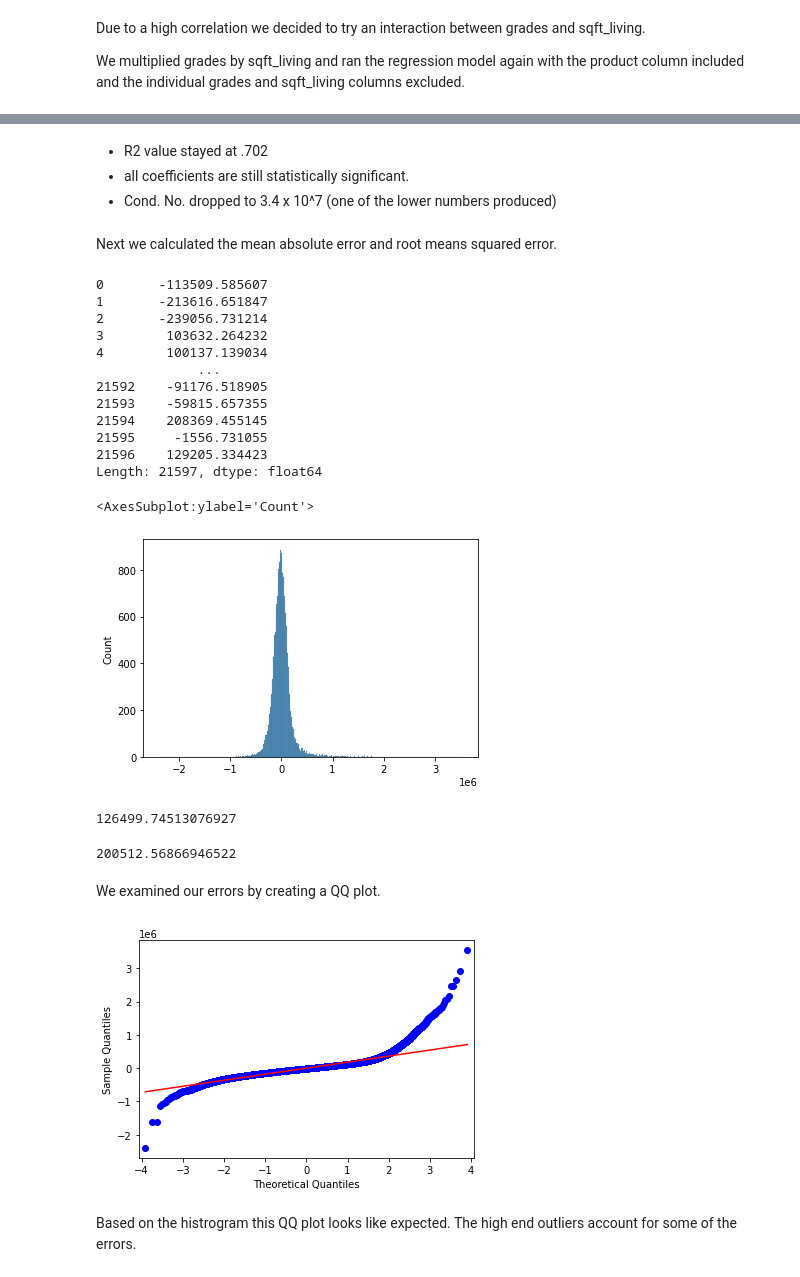
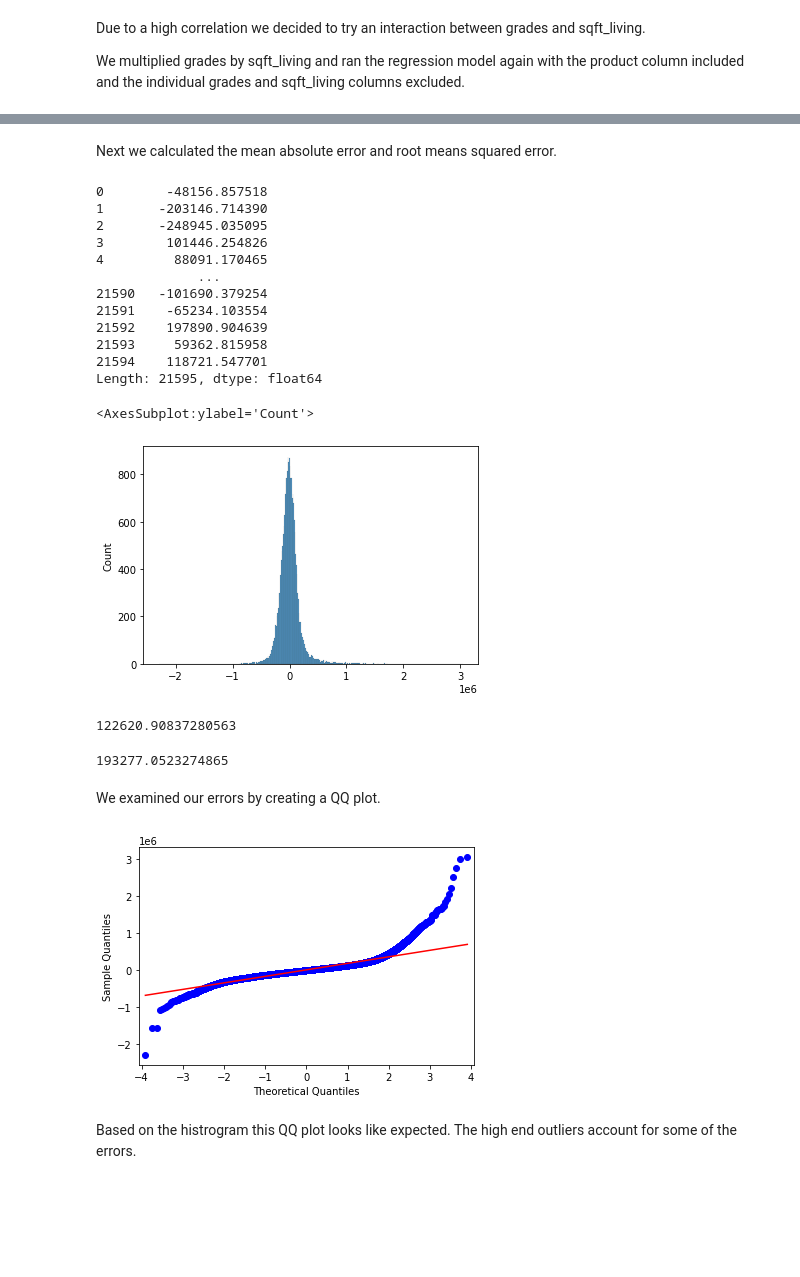
Before and after one commit to mattrubic/dsc-phase-2-project-v2-3, a Jupyter notebook: multi_lr_models.ipynb, the cells around one changed output, grey strips where cells are left out. Cells and saved outputs as stored; diff of their text form; code cells hidden in the pictures; blank space fills up the shorter version.

```diff
--- a/multi_lr_models.ipynb
+++ b/multi_lr_models.ipynb
@@ -457,3 +450,0 @@ X_drop_lot = df.drop(columns=['price', 'sqft_above', 'zipcode',
-# %%
-drop_lot_results = sm.OLS(y, sm.add_constant(X_drop_lot)).fit()
-drop_lot_results.summary()
@@ -493,45 +451,41 @@ strong multicollinearity or other numerical problems.
-# %% [markdown]
-- R2 value stayed at .702
-- all coefficients are still statistically significant.
-- Cond. No. dropped to 3.4 x 10^7 (one of the lower numbers produced)
 # %% [markdown]
 Next we calculated the mean absolute error and root means squared error.
 # %%
-drop_lot_results.resid
+interactions_results.resid
 # %% [output]
-0       -113509.585607
-1       -213616.651847
-2       -239056.731214
-3        103632.264232
-4        100137.139034
+0        -48156.857518
+1       -203146.714390
+2       -248945.035095
+3        101446.254826
+4         88091.170465
              ...
-21592    -91176.518905
-21593    -59815.657355
-21594    208369.455145
-21595     -1556.731055
-21596    129205.334423
-Length: 21597, dtype: float64
+21590   -101690.379254
+21591    -65234.103554
+21592    197890.904639
+21593     59362.815958
+21594    118721.547701
+Length: 21595, dtype: float64
 # %%
-sns.histplot(drop_lot_results.resid)
+sns.histplot(interactions_results.resid)
 # %% [output]
 <AxesSubplot:ylabel='Count'>
-[figure, old version]
+[figure, new version]
 # %%
-mae = drop_lot_results.resid.abs().sum() / len(y)
+mae = interactions_results.resid.abs().sum() / len(y)
 mae
 # %% [output]
-126499.74513076927
+122620.90837280563
 # %%
-rmse = ((drop_lot_results.resid ** 2).sum() / len(y)) ** 0.5
+rmse = ((interactions_results.resid ** 2).sum() / len(y)) ** 0.5
 rmse
 # %% [output]
-200512.56866946522
+193277.0523274865
 # %% [markdown]
 We examined our errors by creating a QQ plot.
 # %%
-sm.qqplot(drop_lot_results.resid, line="r");
+sm.qqplot(interactions_results.resid, line="r");
 # %% [output]
-[figure, old version]
+[figure, new version]
 # %% [markdown]
 Based on the histrogram this QQ plot looks like expected. The high end outliers account for some of the errors.
 # %% [markdown]
```
Also changed, not shown: parts of 25 cells of this notebook.
